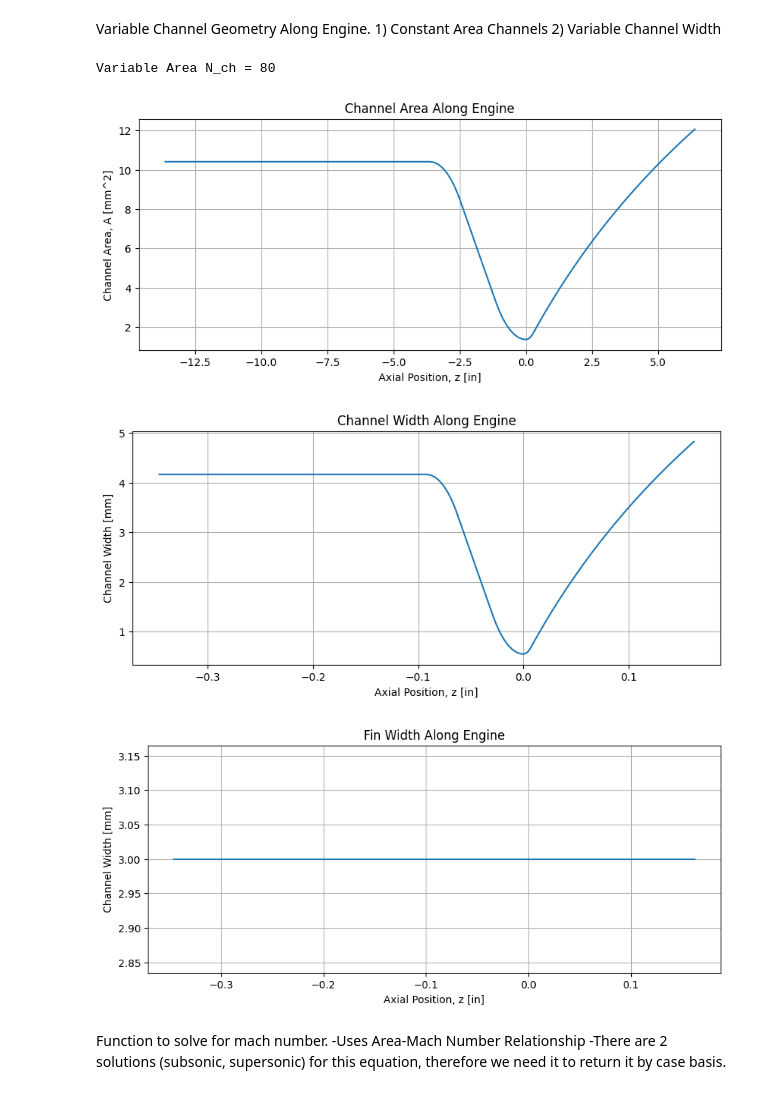
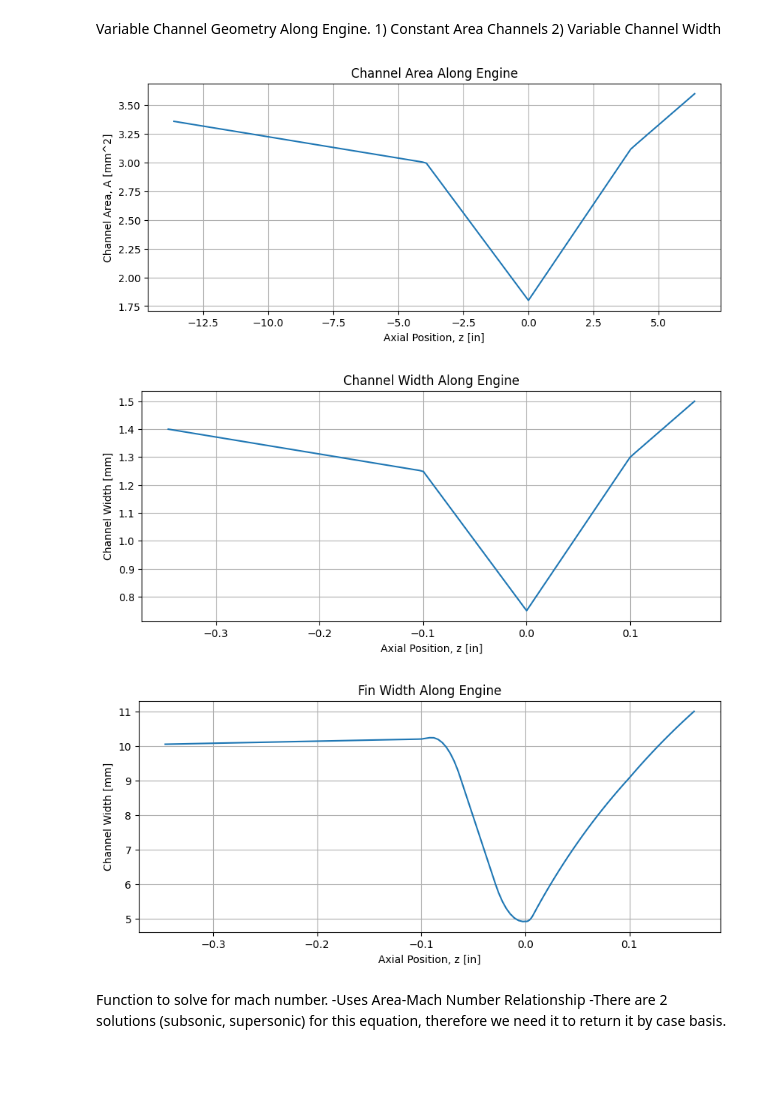
Before and after one commit to gt-space/engine-designer, a Jupyter notebook: engineDesigner_v6.0/1D-ChannelSizeOptimization.ipynb, the cells around one changed output. Saved outputs shown, nothing was run; the diff lists cells and outputs as text; code cells hidden in the pictures; blank space fills up the shorter version.

```diff
--- a/engineDesigner_v6.0/1D-ChannelSizeOptimization.ipynb
+++ b/engineDesigner_v6.0/1D-ChannelSizeOptimization.ipynb
@@ -64,7 +64,7 @@ contour = pd.read_csv(file_path)
 contour.head()
 
 #Basic Engine Dimensions
-R_t = 1.6892 #in, throat radius
+R_t = (1.6892)* 0.0254 #m, throat radius
 L_ch = 10 #in, chamber length
 Rtc = 1.1 #lead in radius. Rtc/Rt
 eps_cont = 4.30 #contraction ratio
@@ -72,9 +72,9 @@ eps_exp = 5.149 #expansion ratio
 
 #Channel Throat Geometry Inputs
 tw = (1)/1000 #m, hot wall thickness
-h_ch = (2.5)/1000 #m, channel height (radial direction) at throat
-w_fin_throat = (3)/1000 #m, fin width at throat
-w_ch_throat = (1)/1000 #m, channel width (tangential direction) at throat
+h_ch = (3)/1000 #m, channel height (radial direction) at throat
+w_fin_throat = (1.75)/1000 #m, fin width at throat
+w_ch_throat = (1.5)/1000 #m, channel width (tangential direction) at throat
 
 #Material Inputs
 GRcop_42 = mp.GrCop("42")
@@ -153,24 +153,24 @@ plt.show()
 # %% [markdown]
 Variable Channel Geometry  Along Engine. 1) Constant Area Channels 2) Variable Channel Width
 # %%
-### 1) Variable Channel Area. Constant Fin Width
+'''### 1) Variable Channel Area. Constant Fin Width
 #Throat geometry is defined, then used to calculate number of channels
 #We are keeping fin width and channel height constant, but changing width of channel with axial position
-"""N_ch = round(2*np.pi*(r[throat_index]+tw+h_ch/2) / (w_ch_throat+w_fin_throat)) #channel number defined by throat geometry
+N_ch = round(2*np.pi*(r[throat_index]+tw+h_ch/2) / (w_ch_throat+w_fin_throat)) #channel number defined by throat geometry
 r_ch = r+tw+h_ch/2
 w_ch = 2*np.pi*r_ch/N_ch - w_fin_throat
 w_fin = np.full_like(r, w_fin_throat)
 Dh = 2*w_ch*h_ch / (w_ch + h_ch)
-print("Variable Area N_ch =", N_ch)"""
+print("Variable Area N_ch =", N_ch)
 
-"""### 2) Constant Channel Area. Variable Fin Width
+### 2) Constant Channel Area. Variable Fin Width
 N_ch = round(2*np.pi*(r[throat_index]+tw+h_ch/2) / (w_ch_throat+w_fin_throat)) #channel number defined by throat geometry
 r_ch = r+tw+h_ch/2
 A_ch = w_ch_throat*h_ch
 w_ch = np.full_like(r, w_ch_throat)
 w_fin = 2*np.pi*r_ch/N_ch - w_ch_throat #calculate fin width based on # of channels, engine radius, and constant channel geometry
 Dh = 2*w_ch*h_ch / (w_ch + h_ch)
-print("Constant Area N_ch =", N_ch)"""
+print("Constant Area N_ch =", N_ch)
 
 ### 3) Set number of channels and fin width. variable channel width along engine
 N_ch = 80 #channel number defined by throat geometry
@@ -178,39 +178,66 @@ r_ch = r+tw+h_ch/2
 w_ch = 2*np.pi*r_ch/N_ch - w_fin_throat
 w_fin = np.full_like(r, w_fin_throat)
 Dh = 2*w_ch*h_ch / (w_ch + h_ch)
-print("Variable Area N_ch =", N_ch)
+print("Variable Area N_ch =", N_ch)'''
+
+
+N_ch = 50
+h_ch = 2.4e-3
+
+r_ch = r + tw + h_ch/2
+
+z_points = np.array([
+    z[0],
+    z[throat_index] - 0.10,
+    z[throat_index],
+    z[throat_index] + 0.10,
+    z[-1]
+])
+
+w_ch_points = np.array([
+    1.4e-3,
+    1.25e-3,
+    0.75e-3,
+    1.3e-3,
+    1.5e-3
+])
+
+w_ch = np.interp(z, z_points, w_ch_points)
+
+w_fin = 2*np.pi*r_ch/N_ch - w_ch
+
+Dh = 2*w_ch*h_ch/(w_ch + h_ch)
 
 #plot channel area vs. axial position
 plt.figure(figsize=(10, 4))
 plt.plot(z_in, (w_ch*h_ch*1000**2))
 plt.xlabel("Axial Position, z [in]")
 plt.ylabel("Channel Area, A [mm^2]")
 plt.title("Channel Area Along Engine")
 plt.grid()
 plt.show()
 
 #plot channel width vs. axial position
 plt.figure(figsize=(10, 4))
 plt.plot(z, w_ch*1000, label="Channel Width")
 plt.xlabel("Axial Position, z [in]")
 plt.ylabel("Channel Width [mm]")
 plt.title("Channel Width Along Engine")
 plt.grid()
 plt.show()
 
 #plot fin width vs. axial position
 plt.figure(figsize=(10, 4))
 plt.plot(z, w_fin*1000, label="Channel Width")
 plt.xlabel("Axial Position, z [in]")
 plt.ylabel("Channel Width [mm]")
 plt.title("Fin Width Along Engine")
 plt.grid()
 plt.show()
 # %% [output]
-Variable Area N_ch = 80
-[figure, old version]
+[figure, new version]
-[figure, old version]
+[figure, new version]
-[figure, old version]
+[figure, new version]
 # %% [markdown]
 Function to solve for mach number.
 -Uses Area-Mach Number Relationship
```
Also changed, not shown: parts of 4 cells of this notebook, 33 other files.
